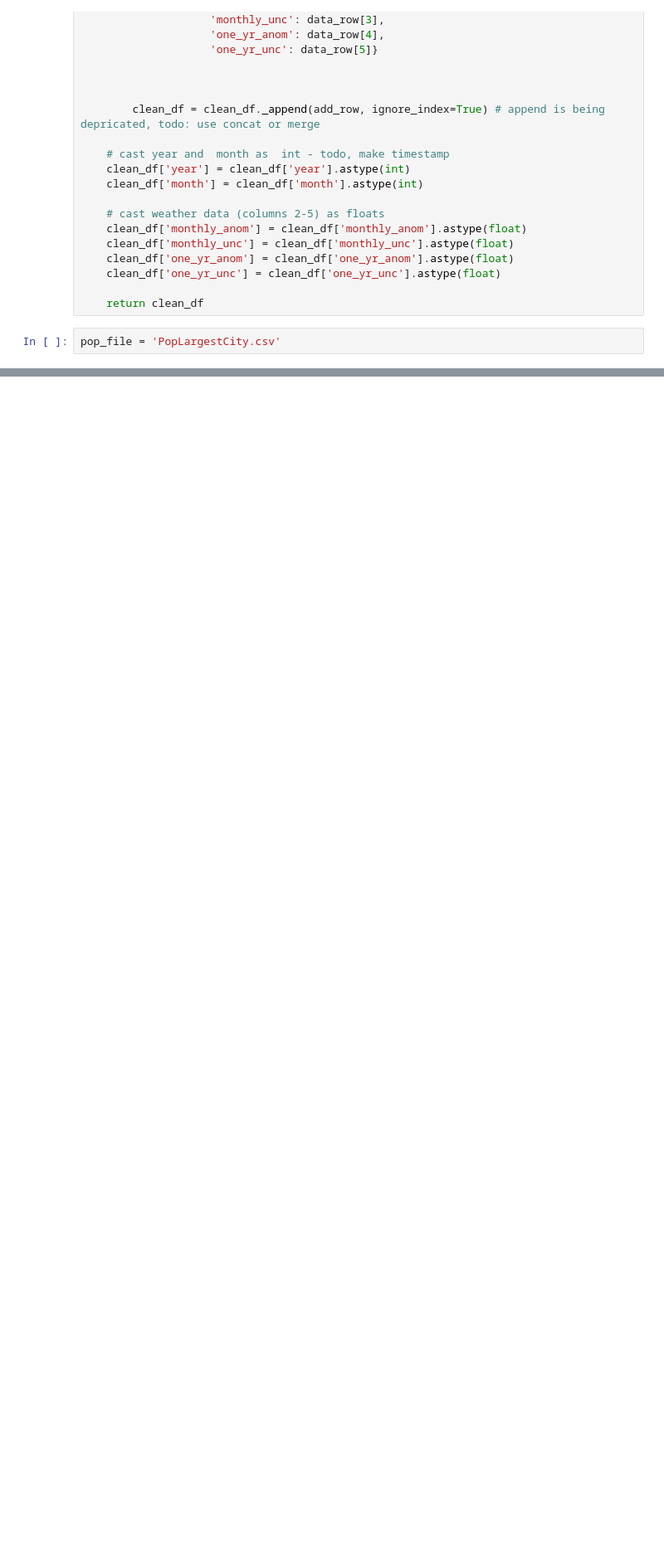
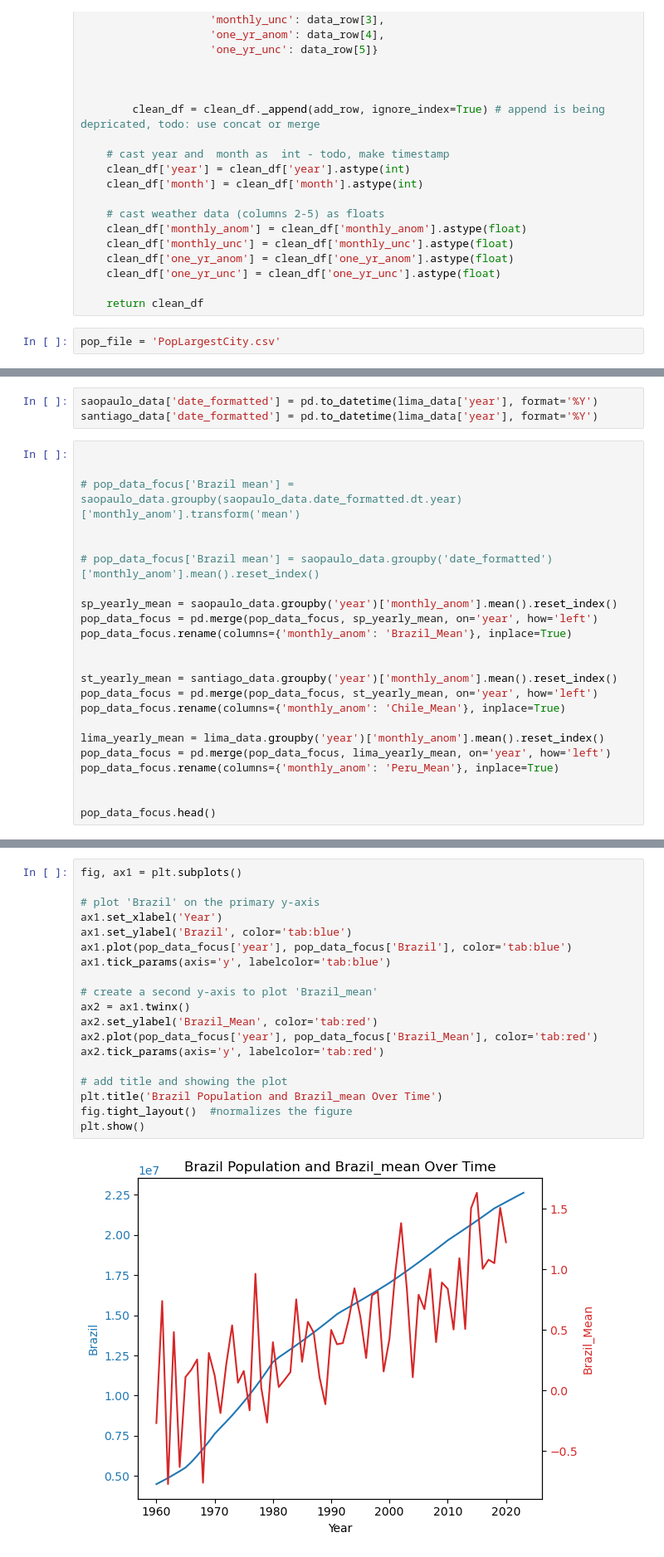
Before and after one commit to gowrath/Climate_EDA-SouthAmerica, a Jupyter notebook: TemperatureAndPopulation.ipynb, the cells around one changed output, grey strips where cells are left out. Shown at 83% size. Drawn from its saved outputs; the diff is of its cells as text; blank space fills up the shorter version.

Commit message:
adds population

```diff
--- a/TemperatureAndPopulation.ipynb
+++ b/TemperatureAndPopulation.ipynb
@@ -334,0 +196,26 @@ plt.show()
+# %%
+saopaulo_data['date_formatted'] = pd.to_datetime(lima_data['year'], format='%Y')
+santiago_data['date_formatted'] = pd.to_datetime(lima_data['year'], format='%Y')
+# %%
+
+
+# pop_data_focus['Brazil mean'] = saopaulo_data.groupby(saopaulo_data.date_formatted.dt.year)['monthly_anom'].transform('mean')
+
+
+# pop_data_focus['Brazil mean'] = saopaulo_data.groupby('date_formatted')['monthly_anom'].mean().reset_index()
+
+sp_yearly_mean = saopaulo_data.groupby('year')['monthly_anom'].mean().reset_index()
+pop_data_focus = pd.merge(pop_data_focus, sp_yearly_mean, on='year', how='left')
+pop_data_focus.rename(columns={'monthly_anom': 'Brazil_Mean'}, inplace=True)
+
+
+st_yearly_mean = santiago_data.groupby('year')['monthly_anom'].mean().reset_index()
+pop_data_focus = pd.merge(pop_data_focus, st_yearly_mean, on='year', how='left')
+pop_data_focus.rename(columns={'monthly_anom': 'Chile_Mean'}, inplace=True)
+
+lima_yearly_mean = lima_data.groupby('year')['monthly_anom'].mean().reset_index()
+pop_data_focus = pd.merge(pop_data_focus, lima_yearly_mean, on='year', how='left')
+pop_data_focus.rename(columns={'monthly_anom': 'Peru_Mean'}, inplace=True)
+
+
+pop_data_focus.head()
@@ -334,0 +229,21 @@ plt.show()
+# %%
+fig, ax1 = plt.subplots()
+
+# plot 'Brazil' on the primary y-axis
+ax1.set_xlabel('Year')
+ax1.set_ylabel('Brazil', color='tab:blue')
+ax1.plot(pop_data_focus['year'], pop_data_focus['Brazil'], color='tab:blue')
+ax1.tick_params(axis='y', labelcolor='tab:blue')
+
+# create a second y-axis to plot 'Brazil_mean'
+ax2 = ax1.twinx()
+ax2.set_ylabel('Brazil_Mean', color='tab:red')
+ax2.plot(pop_data_focus['year'], pop_data_focus['Brazil_Mean'], color='tab:red')
+ax2.tick_params(axis='y', labelcolor='tab:red')
+
+# add title and showing the plot
+plt.title('Brazil Population and Brazil_mean Over Time')
+fig.tight_layout()  #normalizes the figure
+plt.show()
+# %% [output]
+[figure, added]
```
Also changed, not shown: parts of 25 cells of this notebook, 1 other file.
